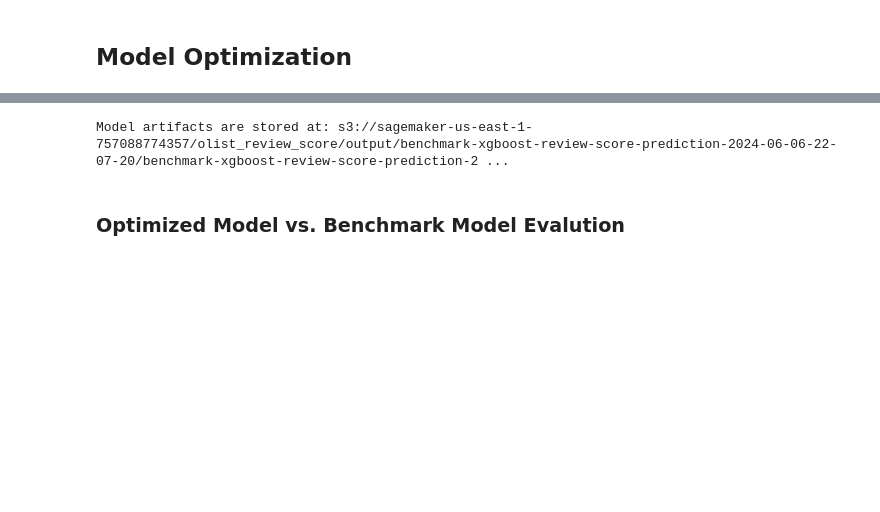
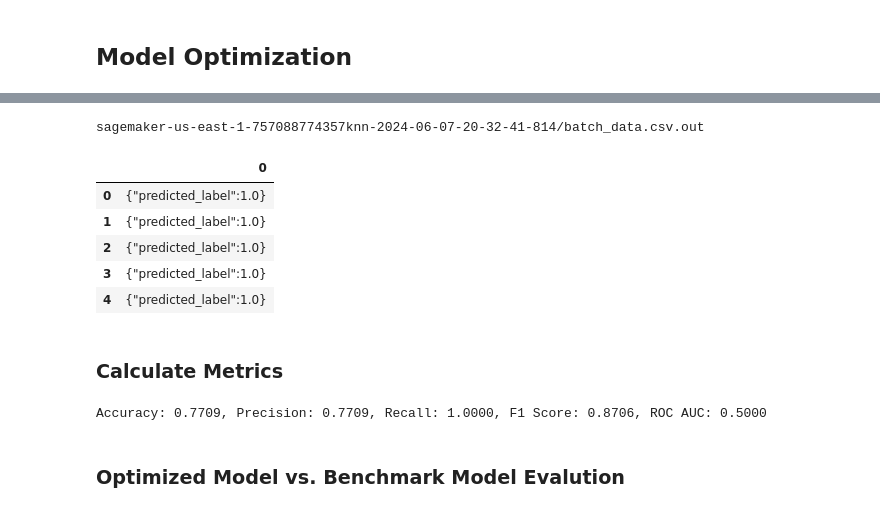
Before and after one commit to pkhanna2/MLOpsFinalProject, a Jupyter notebook: FinalProjectCodeMonitorCleanup.ipynb, the cells around one changed output, grey strips where cells are left out. Cells and saved outputs as stored; diff of their text form; code cells hidden in the pictures; blank space fills up the shorter version.

Commit message:
Added KNN Model + Metrics

```diff
--- a/FinalProjectCodeMonitorCleanup.ipynb
+++ b/FinalProjectCodeMonitorCleanup.ipynb
@@ -823,6 +871,8 @@ review_feature_group_name = 'review-feature-group' + strftime("%d-%H-%M-%S", gmt
 current_time_sec = int(round(time()))
 
 review_feature_group = FeatureGroup(name=review_feature_group_name, sagemaker_session=feature_store_session)
+# %%
+ecommerce_feature_eng_df.reset_index(drop=True, inplace=True)
 # %%
 # record identifier and event time feature names
 # record_identifier_feature_name = "review"
@@ -1105,16 +1155,16 @@ ROC AUC (Receiver Operating Characteristic Area Under the Curve) measures the mo
 # %% [markdown]
 ### Upload Benchmark Model to Sagemaker Model Registry ###
 # %%
-sagemaker = boto3.client("sagemaker")
+# sagemaker = boto3.client("sagemaker")
 
 benchmark_model_name = benchmark_job_name
-info = sagemaker.describe_training_job(TrainingJobName=benchmark_model_name)
+info = sm.describe_training_job(TrainingJobName=benchmark_model_name)
 benchmark_model_data = info["ModelArtifacts"]["S3ModelArtifacts"]
 
 primary_container = {"Image": image, "ModelDataUrl": benchmark_model_data}
 
 # Save our model to the Sagemaker Model Registry
-create_model_response = sagemaker.create_model(
+create_model_response = sm.create_model(
     ModelName=benchmark_model_name, ExecutionRoleArn=role, PrimaryContainer=primary_container
 )
 
@@ -1131,0 +1255,15 @@ arn:aws:sagemaker:us-east-1:757088774357:model/benchmark-xgboost-review-score-pr
+# %%
+# Create the transformer object
+knn_transformer = knn_estimator.transformer(
+    instance_count=1,
+    instance_type="ml.m5.xlarge",
+)
+
+knn_transformer.transform(
+    test_data_s3_uri,
+    split_type="Line",
+    content_type="text/csv",
+)
+
+# Wait for the job to complete
+knn_transformer.wait()
@@ -1132,15 +1290,31 @@ arn:aws:sagemaker:us-east-1:757088774357:model/benchmark-xgboost-review-score-pr
 # %%
-# Describe the model to get its details
-model_description = sm.describe_model(ModelName=benchmark_model_name)
-
-# Extract the S3 path of the model artifacts
-model_artifacts_s3_path = model_description['PrimaryContainer']['ModelDataUrl']
-
-print(f"Model artifacts are stored at: {model_artifacts_s3_path}")
+knn_out_df = get_csv_output_from_s3(knn_transformer.output_path, batch_file)
+knn_out_df.head(5)
 # %% [output]
-Model artifacts are stored at: s3://sagemaker-us-east-1-757088774357/olist_review_score/output/benchmark-xgboost-review-score-prediction-2024-06-06-22-07-20/benchmark-xgboost-review-score-prediction-2 ...
+sagemaker-us-east-1-757088774357knn-2024-06-07-20-32-41-814/batch_data.csv.out
+|  | 0 |
+| 0 | {"predicted_label":1.0} |
+| 1 | {"predicted_label":1.0} |
+| 2 | {"predicted_label":1.0} |
+| 3 | {"predicted_label":1.0} |
+| 4 | {"predicted_label":1.0} |
+# %% [markdown]
+### Calculate Metrics ###
 # %%
-optimized_model_threshold = 0.8
+predicted_labels = []
+
+# Iterate over the rows of the DataFrame
+for index, row in knn_out_df.iterrows():
+    # Extract Prediction
+    predicted_label = row[0].strip('{}').split(':')[1]
+    # Append predicted label to the list
+    predicted_labels.append(int(float(predicted_label)))
+
+accuracy_batch, precision_batch, recall_batch, f1_batch, roc_auc_batch = calculate_metrics(y_test, predicted_labels)
+
+print_metrics(accuracy_batch, precision_batch, recall_batch, f1_batch, roc_auc_batch)
+# %% [output]
+Accuracy: 0.7709, Precision: 0.7709, Recall: 1.0000, F1 Score: 0.8706, ROC AUC: 0.5000
 # %% [markdown]
 ### Optimized Model vs. Benchmark Model Evalution ###
 # %% [markdown]
```
Also changed, not shown: parts of 21 cells of this notebook.
